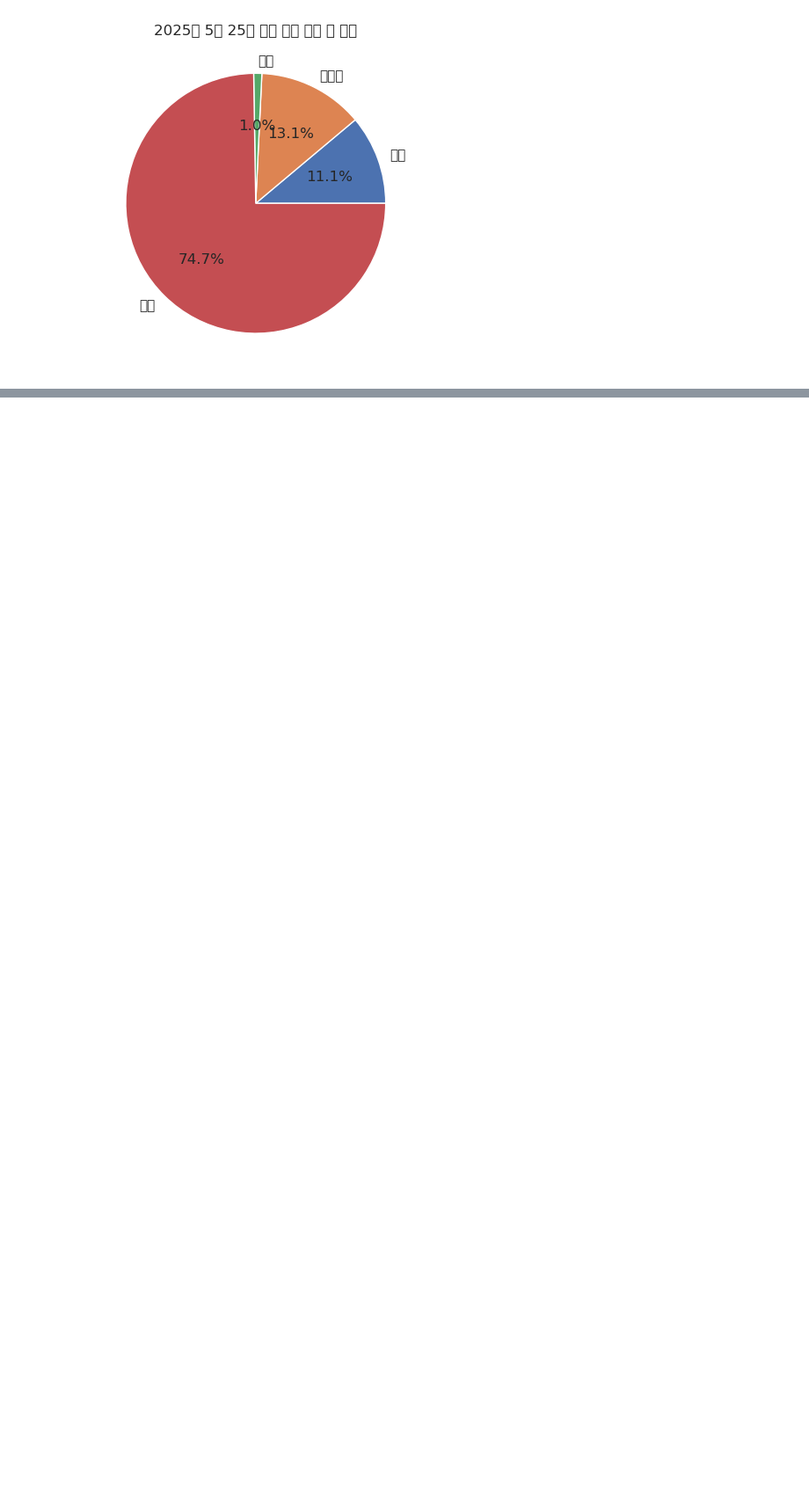
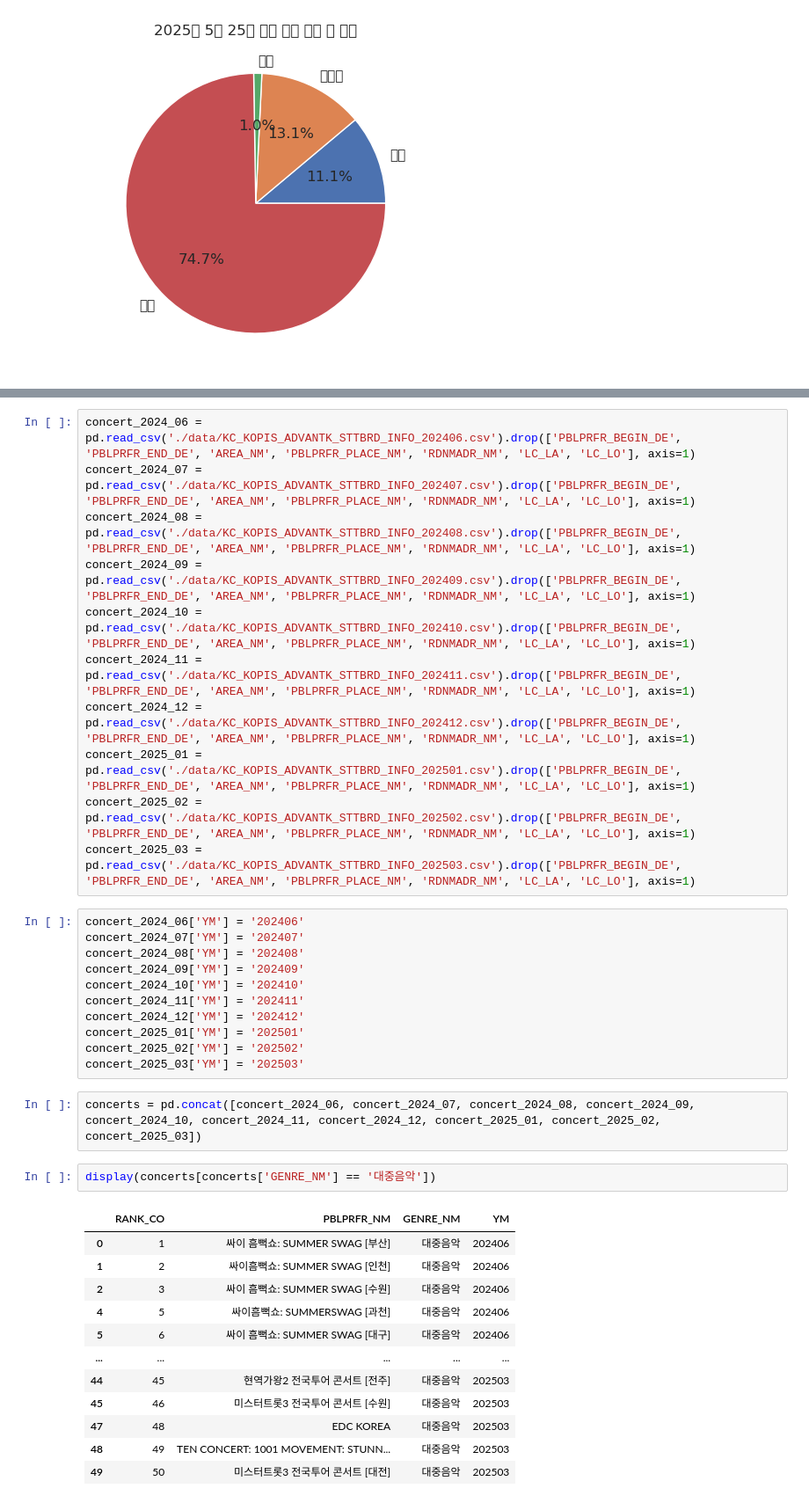
Before and after one commit to 8804who/MonthlyData, a Jupyter notebook: 5월/code.ipynb, the cells around one changed output, grey strips where cells are left out. Shown at 88% size. Drawn from its saved outputs; the diff is of its cells as text; blank space fills up the shorter version.

```diff
--- a/5월/code.ipynb
+++ b/5월/code.ipynb
@@ -487,0 +560,39 @@ findfont: Font family 'NanumBarunGothic' not found.
+# %%
+concert_2024_06 = pd.read_csv('./data/KC_KOPIS_ADVANTK_STTBRD_INFO_202406.csv').drop(['PBLPRFR_BEGIN_DE', 'PBLPRFR_END_DE', 'AREA_NM', 'PBLPRFR_PLACE_NM', 'RDNMADR_NM', 'LC_LA', 'LC_LO'], axis=1)
+concert_2024_07 = pd.read_csv('./data/KC_KOPIS_ADVANTK_STTBRD_INFO_202407.csv').drop(['PBLPRFR_BEGIN_DE', 'PBLPRFR_END_DE', 'AREA_NM', 'PBLPRFR_PLACE_NM', 'RDNMADR_NM', 'LC_LA', 'LC_LO'], axis=1)
+concert_2024_08 = pd.read_csv('./data/KC_KOPIS_ADVANTK_STTBRD_INFO_202408.csv').drop(['PBLPRFR_BEGIN_DE', 'PBLPRFR_END_DE', 'AREA_NM', 'PBLPRFR_PLACE_NM', 'RDNMADR_NM', 'LC_LA', 'LC_LO'], axis=1)
+concert_2024_09 = pd.read_csv('./data/KC_KOPIS_ADVANTK_STTBRD_INFO_202409.csv').drop(['PBLPRFR_BEGIN_DE', 'PBLPRFR_END_DE', 'AREA_NM', 'PBLPRFR_PLACE_NM', 'RDNMADR_NM', 'LC_LA', 'LC_LO'], axis=1)
+concert_2024_10 = pd.read_csv('./data/KC_KOPIS_ADVANTK_STTBRD_INFO_202410.csv').drop(['PBLPRFR_BEGIN_DE', 'PBLPRFR_END_DE', 'AREA_NM', 'PBLPRFR_PLACE_NM', 'RDNMADR_NM', 'LC_LA', 'LC_LO'], axis=1)
+concert_2024_11 = pd.read_csv('./data/KC_KOPIS_ADVANTK_STTBRD_INFO_202411.csv').drop(['PBLPRFR_BEGIN_DE', 'PBLPRFR_END_DE', 'AREA_NM', 'PBLPRFR_PLACE_NM', 'RDNMADR_NM', 'LC_LA', 'LC_LO'], axis=1)
+concert_2024_12 = pd.read_csv('./data/KC_KOPIS_ADVANTK_STTBRD_INFO_202412.csv').drop(['PBLPRFR_BEGIN_DE', 'PBLPRFR_END_DE', 'AREA_NM', 'PBLPRFR_PLACE_NM', 'RDNMADR_NM', 'LC_LA', 'LC_LO'], axis=1)
+concert_2025_01 = pd.read_csv('./data/KC_KOPIS_ADVANTK_STTBRD_INFO_202501.csv').drop(['PBLPRFR_BEGIN_DE', 'PBLPRFR_END_DE', 'AREA_NM', 'PBLPRFR_PLACE_NM', 'RDNMADR_NM', 'LC_LA', 'LC_LO'], axis=1)
+concert_2025_02 = pd.read_csv('./data/KC_KOPIS_ADVANTK_STTBRD_INFO_202502.csv').drop(['PBLPRFR_BEGIN_DE', 'PBLPRFR_END_DE', 'AREA_NM', 'PBLPRFR_PLACE_NM', 'RDNMADR_NM', 'LC_LA', 'LC_LO'], axis=1)
+concert_2025_03 = pd.read_csv('./data/KC_KOPIS_ADVANTK_STTBRD_INFO_202503.csv').drop(['PBLPRFR_BEGIN_DE', 'PBLPRFR_END_DE', 'AREA_NM', 'PBLPRFR_PLACE_NM', 'RDNMADR_NM', 'LC_LA', 'LC_LO'], axis=1)
+# %%
+concert_2024_06['YM'] = '202406'
+concert_2024_07['YM'] = '202407'
+concert_2024_08['YM'] = '202408'
+concert_2024_09['YM'] = '202409'
+concert_2024_10['YM'] = '202410'
+concert_2024_11['YM'] = '202411'
+concert_2024_12['YM'] = '202412'
+concert_2025_01['YM'] = '202501'
+concert_2025_02['YM'] = '202502'
+concert_2025_03['YM'] = '202503'
+# %%
+concerts = pd.concat([concert_2024_06, concert_2024_07, concert_2024_08, concert_2024_09, concert_2024_10, concert_2024_11, concert_2024_12, concert_2025_01, concert_2025_02, concert_2025_03])
+# %%
+display(concerts[concerts['GENRE_NM'] == '대중음악'])
+# %% [output]
+|  | RANK_CO | PBLPRFR_NM | GENRE_NM | YM |
+| 0 | 1 | 싸이 흠뻑쇼: SUMMER SWAG [부산] | 대중음악 | 202406 |
+| 1 | 2 | 싸이흠뻑쇼: SUMMER SWAG [인천] | 대중음악 | 202406 |
+| 2 | 3 | 싸이 흠뻑쇼: SUMMER SWAG [수원] | 대중음악 | 202406 |
+| 4 | 5 | 싸이흠뻑쇼: SUMMERSWAG [과천] | 대중음악 | 202406 |
+| 5 | 6 | 싸이 흠뻑쇼: SUMMER SWAG [대구] | 대중음악 | 202406 |
+| ... | ... | ... | ... | ... |
+| 44 | 45 | 현역가왕2 전국투어 콘서트 [전주] | 대중음악 | 202503 |
+| 45 | 46 | 미스터트롯3 전국투어 콘서트 [수원] | 대중음악 | 202503 |
+| 47 | 48 | EDC KOREA | 대중음악 | 202503 |
+| 48 | 49 | TEN CONCERT: 1001 MOVEMENT: STUNN... | 대중음악 | 202503 |
+| 49 | 50 | 미스터트롯3 전국투어 콘서트 [대전] | 대중음악 | 202503 |
```
Also changed, not shown: parts of 5 cells of this notebook, 12 other files.
